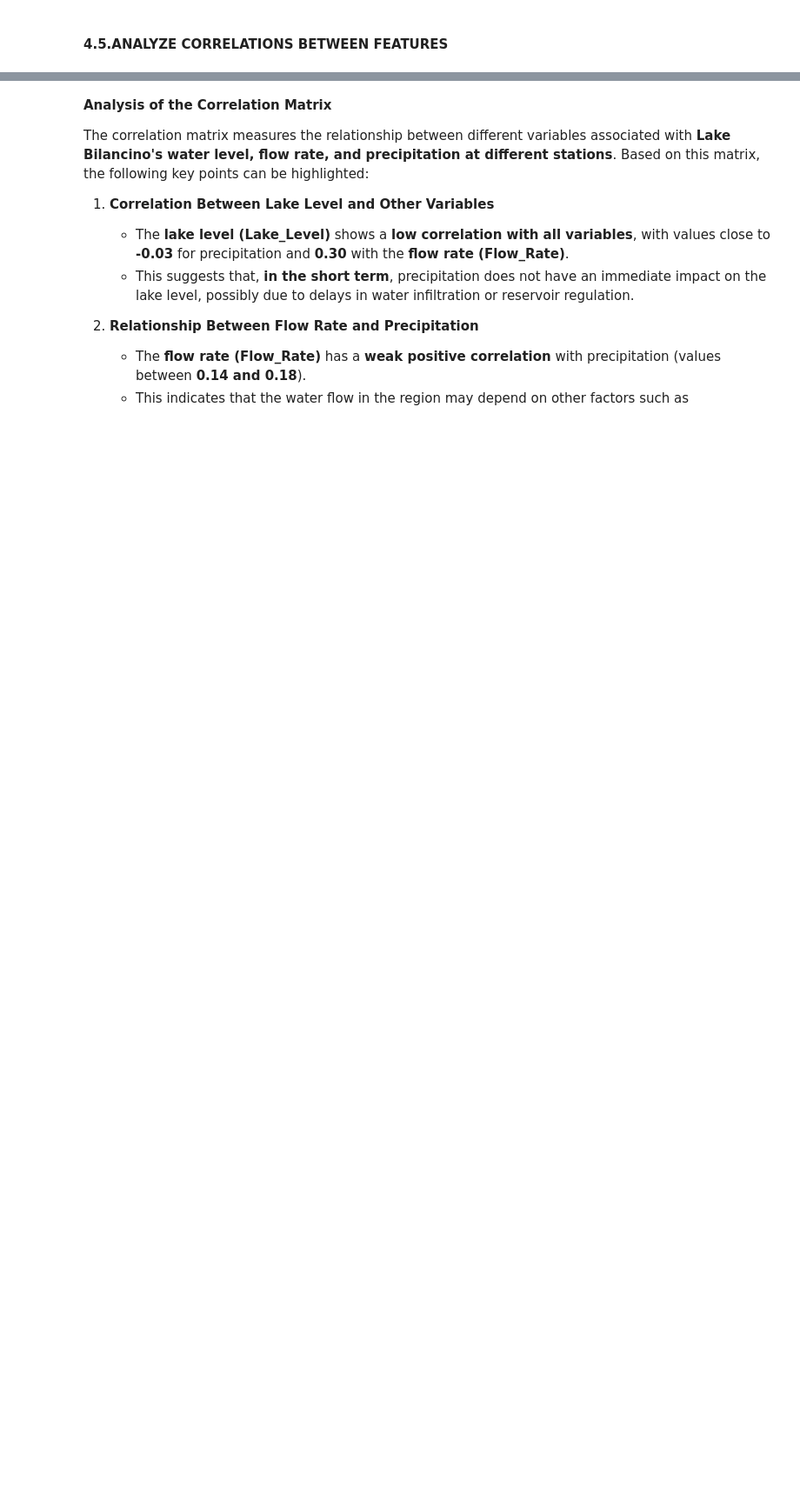
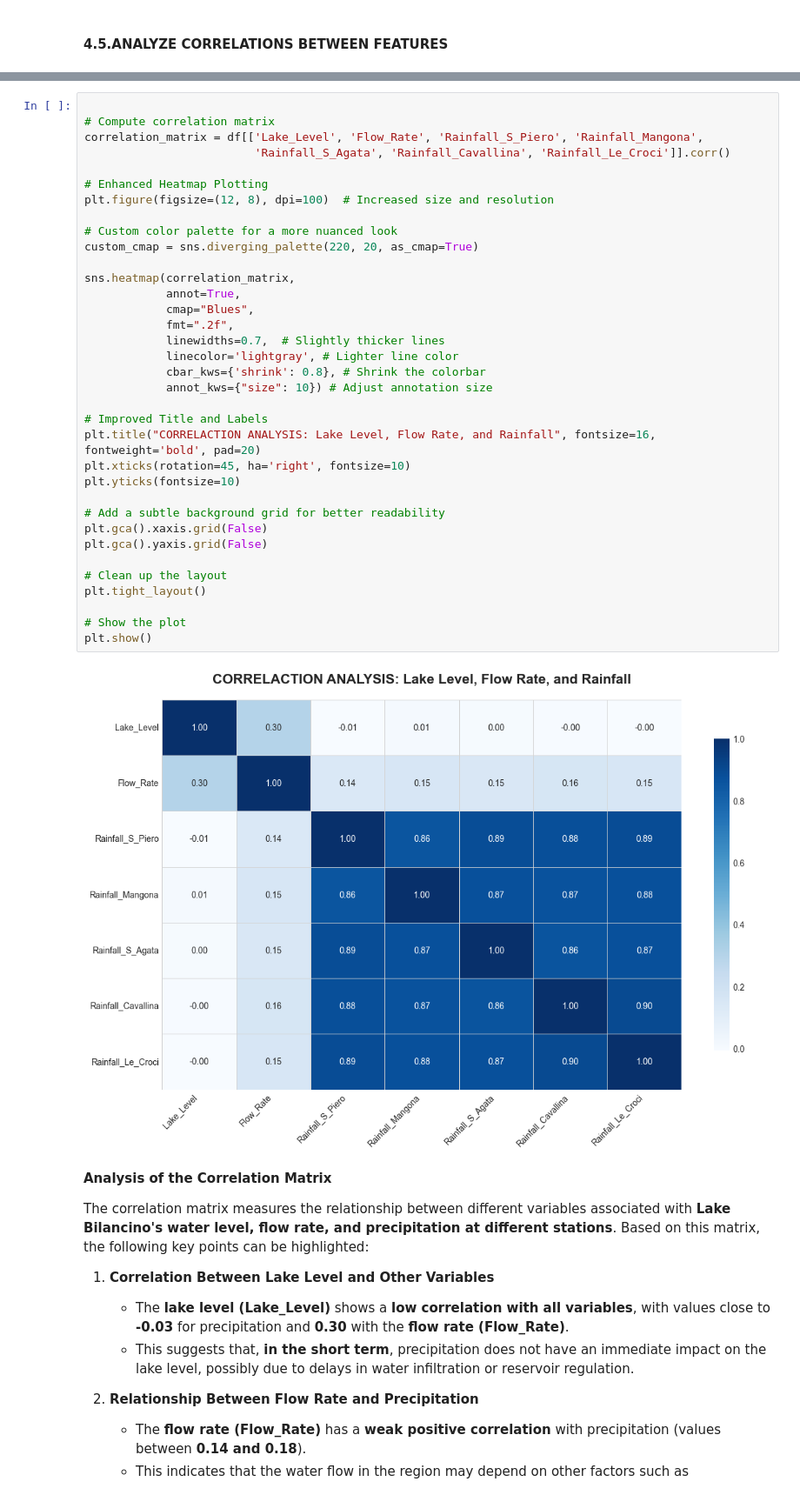
Before and after one commit to jenuzho/SMART-WATER-ANALYTICS-Times-Series, a Jupyter notebook: src/Water_Analysis.ipynb, the cells around one changed output, grey strips where cells are left out. Shown at 87% size. Saved outputs shown, nothing was run; the diff lists cells and outputs as text; blank space fills up the shorter version.

```diff
--- a/src/Water_Analysis.ipynb
+++ b/src/Water_Analysis.ipynb
@@ -787,3 +775,40 @@ plt.show()
+# %%
+
+# Compute correlation matrix
+correlation_matrix = df[['Lake_Level', 'Flow_Rate', 'Rainfall_S_Piero', 'Rainfall_Mangona',
+                         'Rainfall_S_Agata', 'Rainfall_Cavallina', 'Rainfall_Le_Croci']].corr()
+
+# Enhanced Heatmap Plotting
+plt.figure(figsize=(12, 8), dpi=100)  # Increased size and resolution
+
+# Custom color palette for a more nuanced look
+custom_cmap = sns.diverging_palette(220, 20, as_cmap=True)
+
+sns.heatmap(correlation_matrix,
+            annot=True,
+            cmap="Blues",
+            fmt=".2f",
+            linewidths=0.7,  # Slightly thicker lines
+            linecolor='lightgray', # Lighter line color
+            cbar_kws={'shrink': 0.8}, # Shrink the colorbar
+            annot_kws={"size": 10}) # Adjust annotation size
+
+# Improved Title and Labels
+plt.title("CORRELACTION ANALYSIS: Lake Level, Flow Rate, and Rainfall", fontsize=16, fontweight='bold', pad=20)
+plt.xticks(rotation=45, ha='right', fontsize=10)
+plt.yticks(fontsize=10)
+
+# Add a subtle background grid for better readability
+plt.gca().xaxis.grid(False)
+plt.gca().yaxis.grid(False)
+
+# Clean up the layout
+plt.tight_layout()
+
+# Show the plot
+plt.show()
+# %% [output]
+[figure, added]
 # %% [markdown]
 **Analysis of the Correlation Matrix**
 
```
Also changed, not shown: parts of 1 cell of this notebook, 1 other file.
